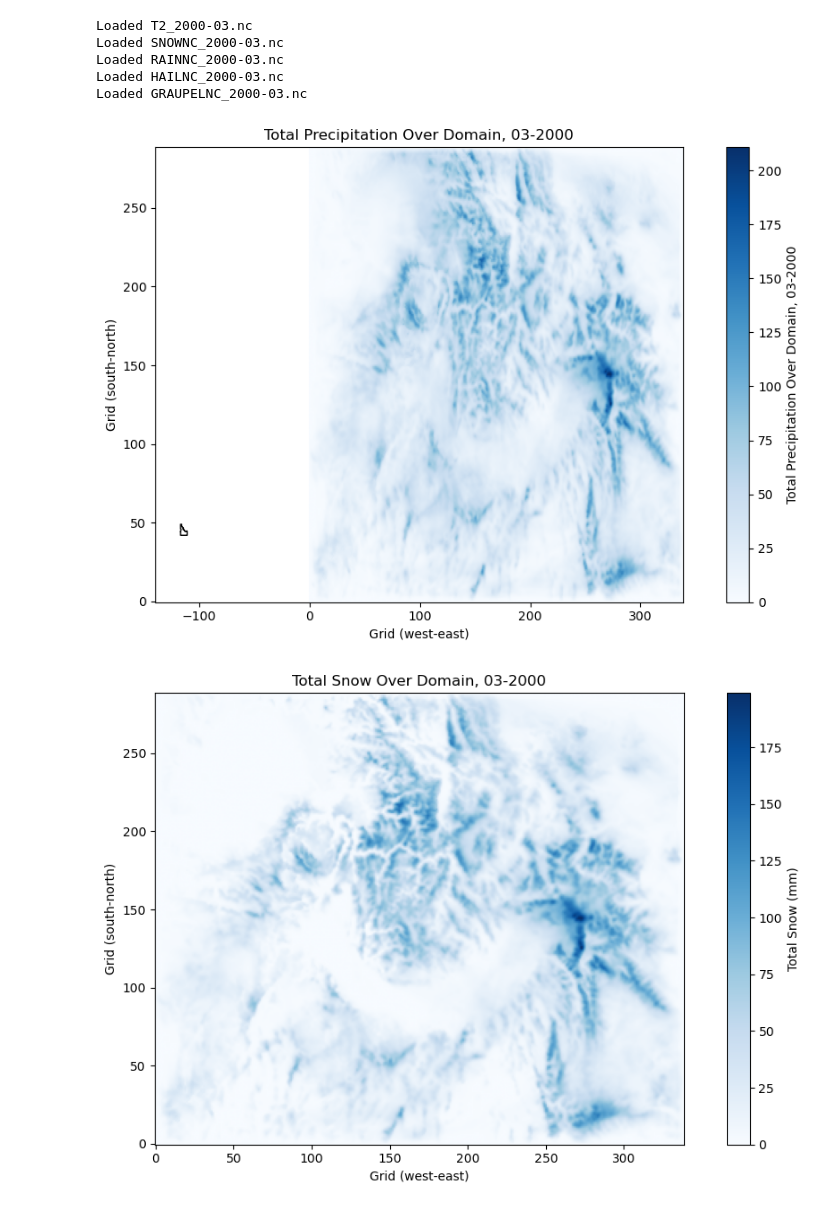
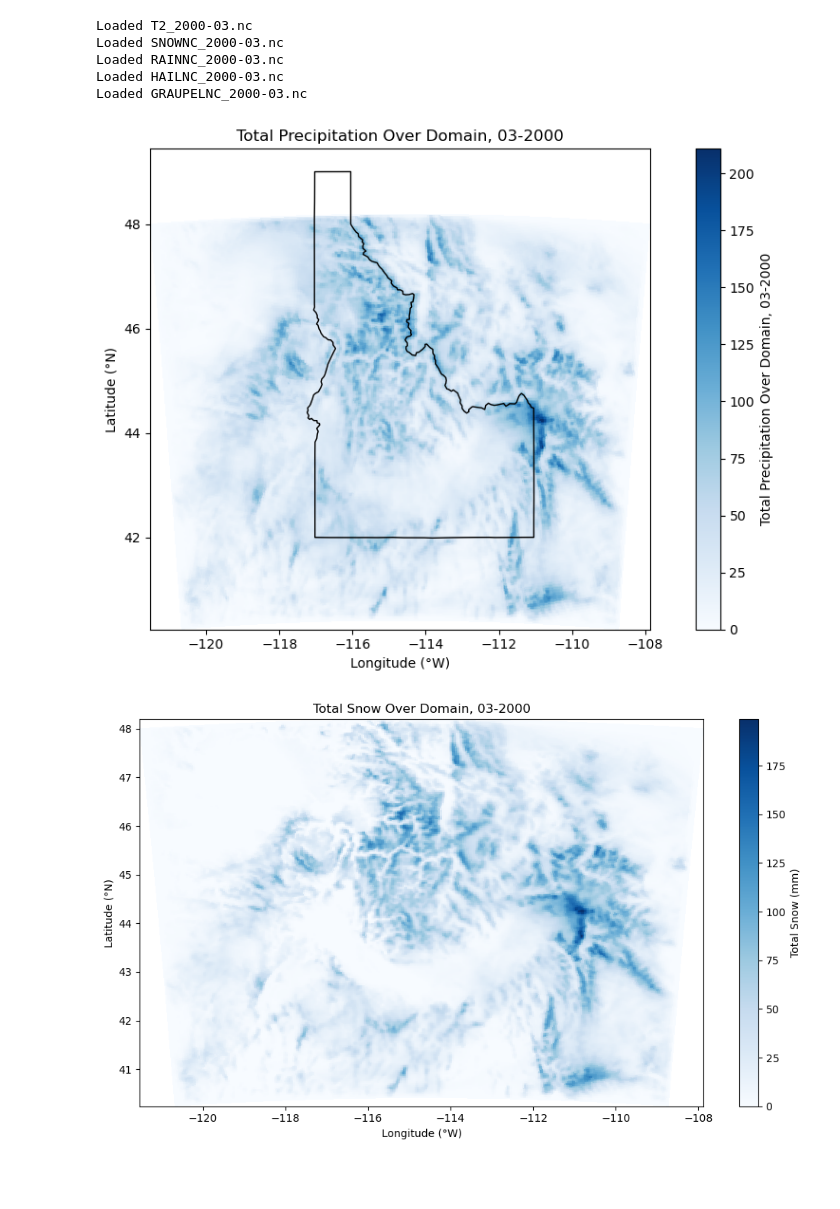
Before and after one commit to chiaraaltobelli/snowpack-boundary-impact, a Jupyter notebook: aggregate-03-2000.ipynb, the cells around one changed output. Drawn from its saved outputs; the diff is of its cells as text; code cells hidden in the pictures; blank space fills up the shorter version.

```diff
--- a/aggregate-03-2000.ipynb
+++ b/aggregate-03-2000.ipynb
@@ -6,6 +6,8 @@ import matplotlib.pyplot as plt
 import pandas as pd
 import statsmodels.api as sm
 from plot_utils import plot_with_state_outline
+from importlib import reload
+reload(plot_utils)
 
 
 # === CONFIGURATION ===
@@ -73,8 +75,10 @@ liquid_fraction = masked_liquid_total / (masked_precip_total + epsilon)
 # === PLOT TOTAL PRECIPITATION ===
 precip_total_map = precipitation_total
 plot_with_state_outline(
-    data_array=precipitation_total,
-    title=f"Total Precipitation Over {target_location}, {month}-{year}",
+    lons,
+    lats,
+    precipitation_total,
+    f"Total Precipitation Over {target_location}, {month}-{year}",
     cmap="Blues",
     shapefile_path=shapefile_path,
     state_name="Idaho"
@@ -83,11 +87,11 @@ plot_with_state_outline(
 # === PLOT TOTAL SNOW ===
 plt.figure(figsize=(10, 6))
 snow_total_map = snow_total
-im = plt.imshow(snow_total, cmap="Blues", origin="lower")
+im = plt.pcolormesh(lons, lats, snow_total, cmap="Blues", shading="auto")
 plt.colorbar(im,label="Total Snow (mm)")
 plt.title(f"Total Snow Over {target_location}, {month}-{year}")
-plt.xlabel("Grid (west-east)")
-plt.ylabel("Grid (south-north)")
+plt.xlabel("Longitude (°W)")
+plt.ylabel("Latitude (°N)")
 plt.tight_layout()
 plt.show()
 
@@ -113,35 +117,35 @@ exceeds_one = masked_snow_fraction > 1.0
 count_exceeds = exceeds_one.sum().item()
 max_val = masked_snow_fraction.max().item()
 print(f"Grid cells with snow fraction > 1: {count_exceeds}")
 suspicious = (snow_total > precipitation_total) & valid_mask
 print(f"Suspicious cases (snow > precip): {suspicious.sum().item()}")
 
 threshold = 1.0 + 1e-3  # slightly over 1
 near_one_mask = (masked_snow_fraction > 0.99) & (masked_snow_fraction <= threshold)
 coords = np.argwhere(near_one_mask.values)
 for i, j in coords:
     snow_val = snow_total.values[i, j]
     precip_val = precipitation_total.values[i, j]
     fraction_val = snow_val / (precip_val + epsilon)
     print(f"Cell ({i}, {j}): Snow = {snow_val:.3f}, Precip = {precip_val:.3f}, Fraction = {fraction_val:.6f}")
 
 
 plt.figure(figsize=(10, 6))
 im = plt.imshow(masked_snow_fraction, cmap="viridis", origin="lower", vmin=0, vmax=1)
 plt.colorbar(im, label="Snow Fraction (Masked)")
 plt.title(f"Snow Fraction Over {target_location}, {month}-{year}")
 plt.xlabel("Grid (west-east)")
 plt.ylabel("Grid (south-north)")
 plt.tight_layout()
 plt.show()
 # %% [output]
 Loaded T2_2000-03.nc
 Loaded SNOWNC_2000-03.nc
 Loaded RAINNC_2000-03.nc
 Loaded HAILNC_2000-03.nc
 Loaded GRAUPELNC_2000-03.nc
-[figure, old version]
+[figure, new version]
-[figure, old version]
+[figure, new version]
 [figure]
 Domain-wide Snow Fraction: 0.613
 Snow Fraction Map - Min: 0.0
```
Also changed, not shown: 1 other file.
